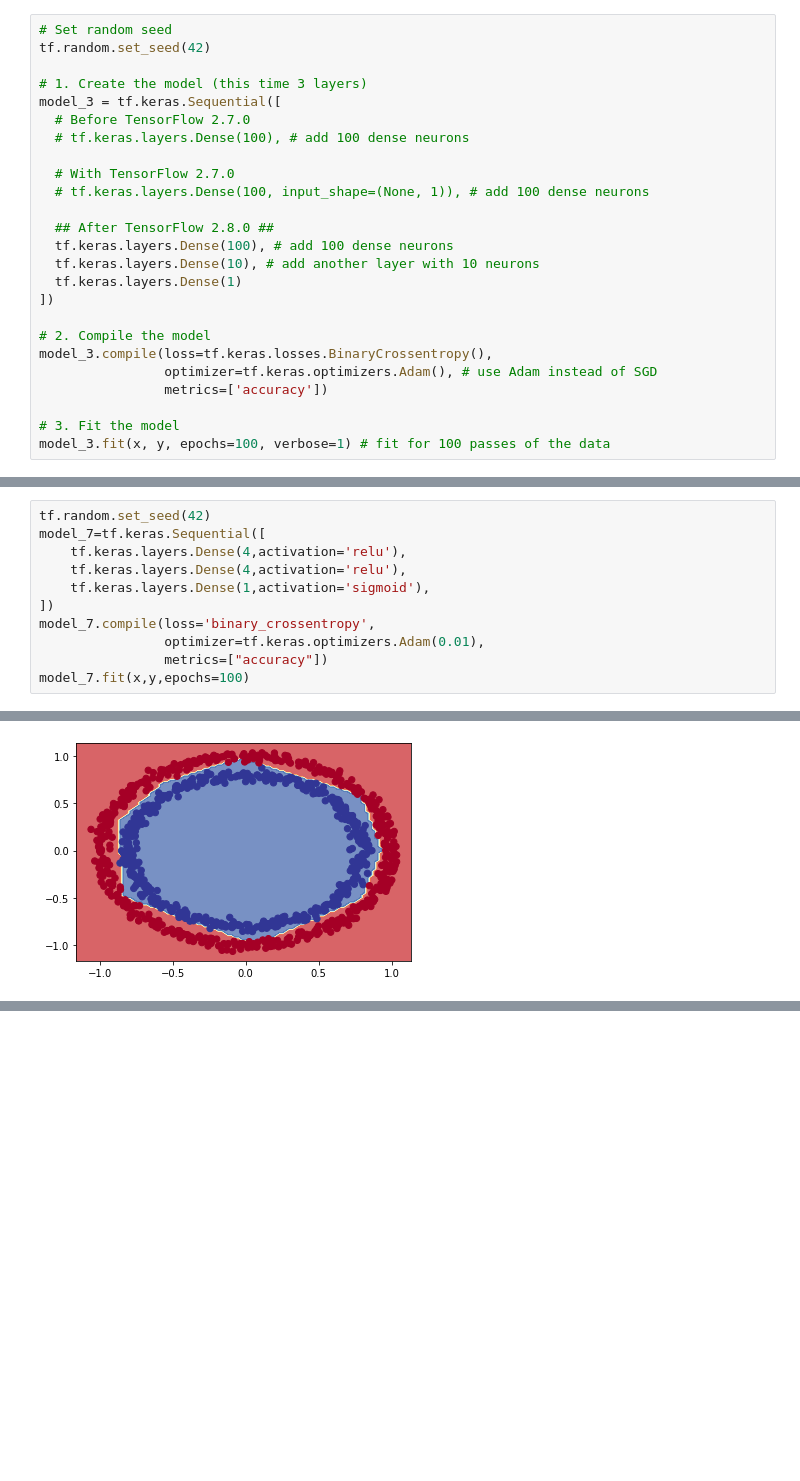
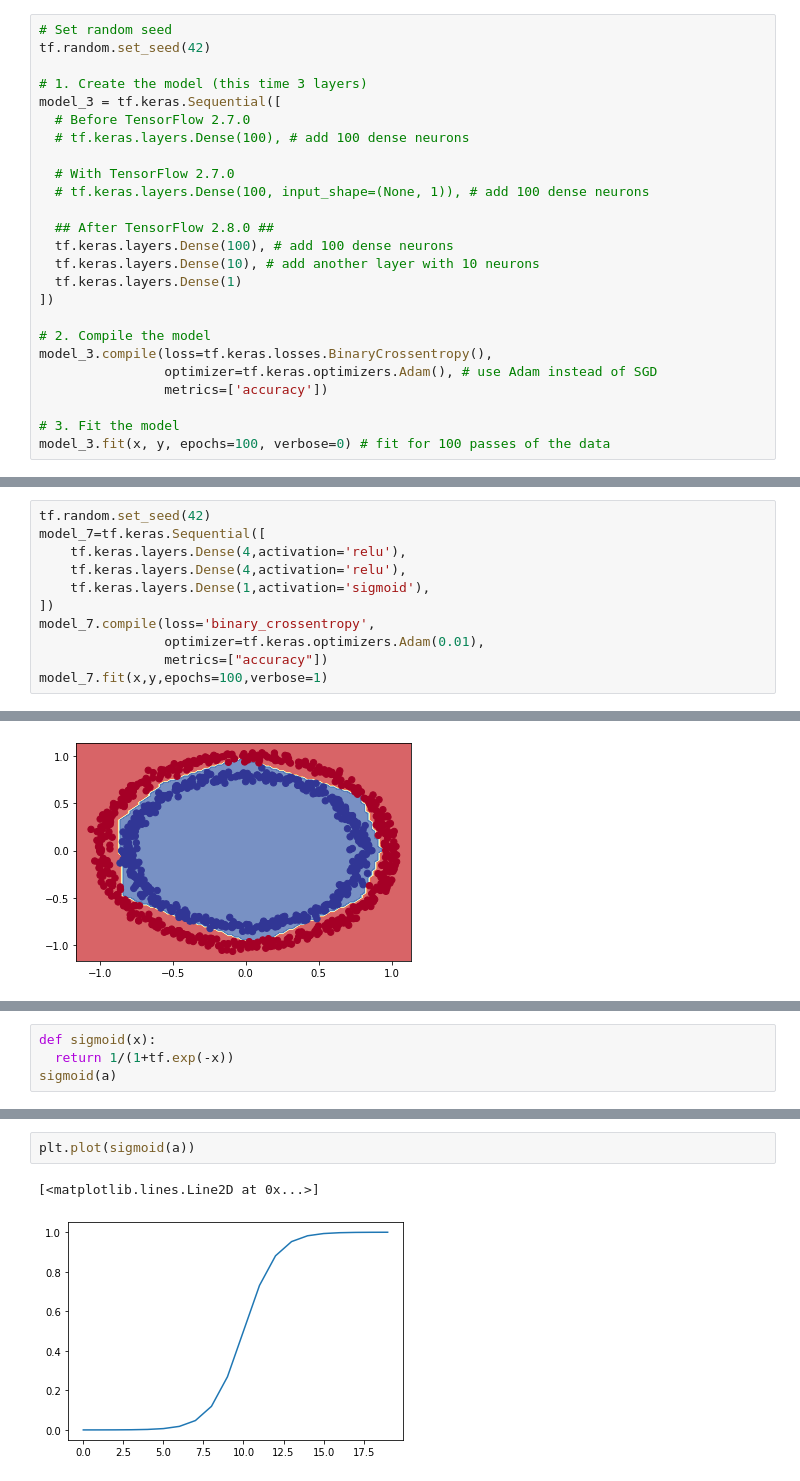
Before and after one commit to Henil21/Ml_collab, a Jupyter notebook: Neural_network_classification_tensorflow.ipynb, the cells around one changed output, grey strips where cells are left out. Saved outputs shown, nothing was run; the diff lists cells and outputs as text; blank space fills up the shorter version.

```diff
--- a/Neural_network_classification_tensorflow.ipynb
+++ b/Neural_network_classification_tensorflow.ipynb
@@ -142,5 +142,5 @@ model_3.compile(loss=tf.keras.losses.BinaryCrossentropy(),
                 metrics=['accuracy'])
 
 # 3. Fit the model
-model_3.fit(x, y, epochs=100, verbose=1) # fit for 100 passes of the data
+model_3.fit(x, y, epochs=100, verbose=0) # fit for 100 passes of the data
 # %% [output]
@@ -366,7 +331,7 @@ model_7=tf.keras.Sequential([
 model_7.compile(loss='binary_crossentropy',
                 optimizer=tf.keras.optimizers.Adam(0.01),
                 metrics=["accuracy"])
-model_7.fit(x,y,epochs=100)
+model_7.fit(x,y,epochs=100,verbose=1)
 # %% [output]
 Epoch 1/100
 32/32 [==============================] - 1s 2ms/step - loss: 0.6834 - accuracy: 0.5550
@@ -393,0 +379,4 @@ binary
+# %%
+def sigmoid(x):
+  return 1/(1+tf.exp(-x))
+sigmoid(a)
@@ -393,0 +391,5 @@ binary
+# %%
+plt.plot(sigmoid(a))
+# %% [output]
+[<matplotlib.lines.Line2D at 0x...>]
+[figure, added]
```
Also changed, not shown: parts of 14 cells of this notebook.
